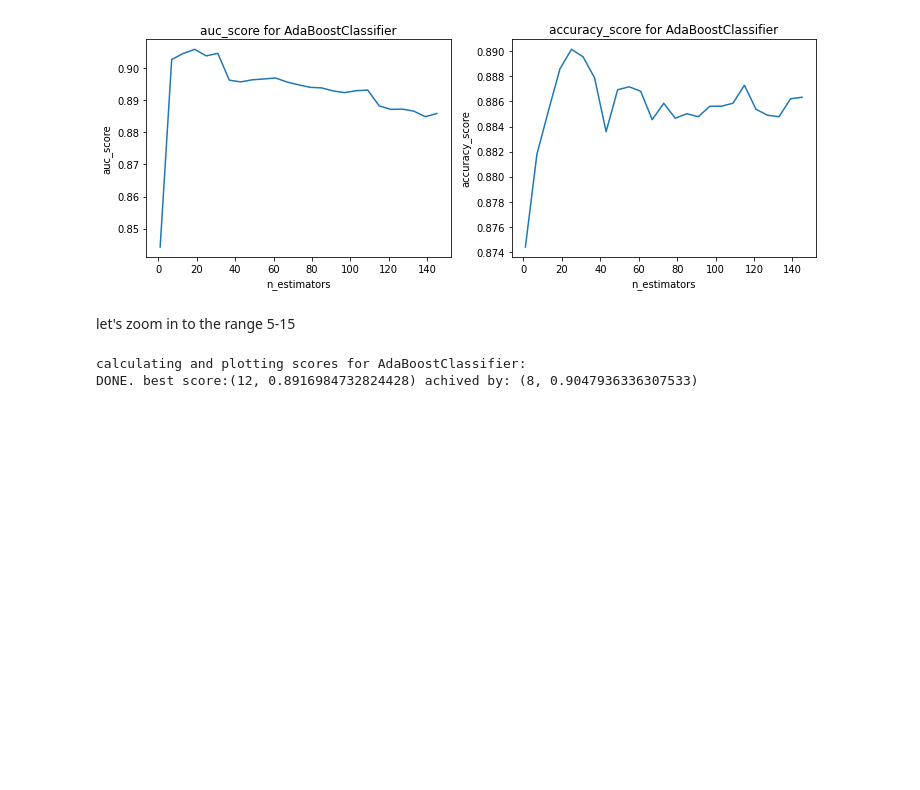
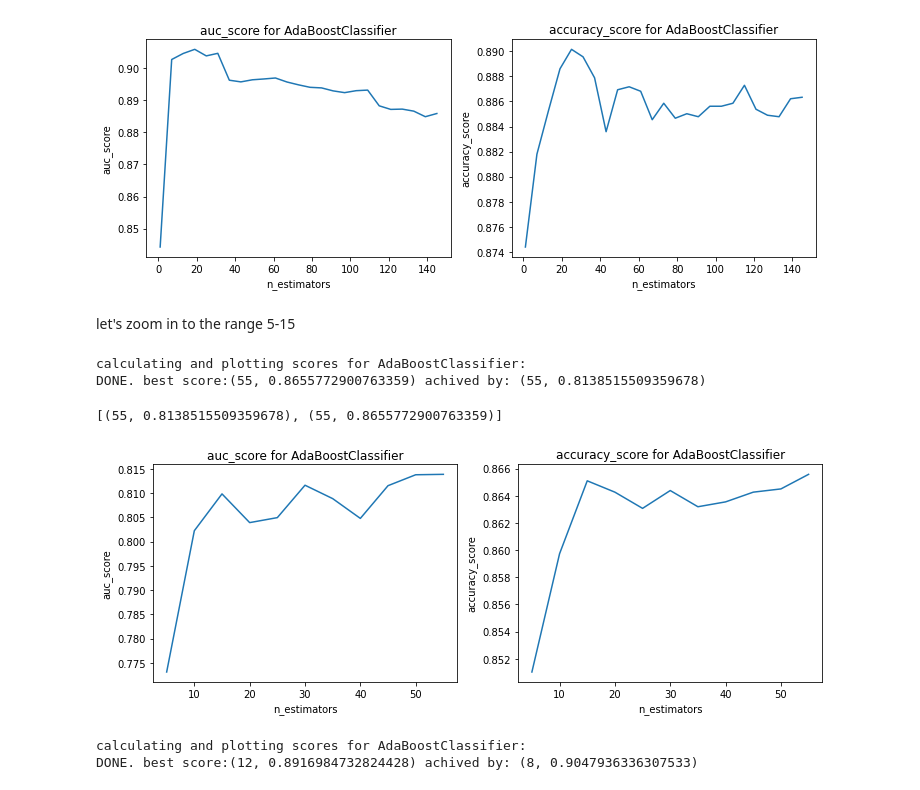
Before and after one commit to MrPupik/INTO_TO_ML, a Jupyter notebook: project/itay_nb.ipynb, the cells around one changed output. Saved outputs shown, nothing was run; the diff lists cells and outputs as text; code cells hidden in the pictures; blank space fills up the shorter version.

```diff
--- a/project/itay_nb.ipynb
+++ b/project/itay_nb.ipynb
@@ -632,3 +839,12 @@ all_labels = pd.concat([y_train, y_val])
+# %%
+from sklearn.decomposition import PCA
+pca = PCA(n_components=0.98, whiten=True)
+pca.fit(X_train)
+X_val_reduced = pca.transform(X_val)
+X_train_reduced = pca.transform(X_train)
+# %%
+X_val_pca = pca.inverse_transform(X_val_reduced)
+X_train_pca = pca.inverse_transform(X_train_reduced)
 # %% [markdown]
 ## logistic regression
 # %% [markdown]
@@ -655,11 +871,12 @@ the mean of a 340 cluster giver 0.67 auc
 # %% [markdown]
 # Multi-Layer Perceptron
 # %%
-model = MLPClassifier(hidden_layer_sizes=(190,6), max_iter=100, solver='sgd',
-                        tol=10**-6,random_state=12, learning_rate_init=0.01, alpha=0.1, learning_rate='adaptive')
+warnings.filterwarnings('default')
+model = MLPClassifier(hidden_layer_sizes=(165,13), max_iter=500, solver='sgd',
+                        tol=10**-6,random_state=12, learning_rate_init=0.01, alpha=0.01, learning_rate='adaptive')
 
-model.fit(X_train, y_train)
-auc1 = roc_auc_score(y_val, model.predict_proba(X_val)[:,1])
-auc2 = roc_auc_score(y_val, model.predict_proba(X_val)[:,0])
+model.fit(X_train_pca, y_train)
+auc1 = roc_auc_score(y_val, model.predict_proba(X_val_pca)[:,1])
+auc2 = roc_auc_score(y_val, model.predict_proba(X_val_pca)[:,0])
 max(auc1, auc2)
 # %% [output]
@@ -774,6 +997,16 @@ DONE. best score:(25, 0.8901479007633588) achived by: (19, 0.9059117920836759)
 [figure]
 # %% [markdown]
 let's zoom in to the range 5-15
+# %%
+scoring = (auc_score, accuracy_score)
+
+plot_scores(model_class=AdaBoostClassifier, arg_name='n_estimators',arg_values=[i for i in range(5,60,5)], scoring=scoring,
+xt=X_train_pca, xv=X_val_pca)
+# %% [output]
+calculating and plotting scores for AdaBoostClassifier:
+DONE. best score:(55, 0.8655772900763359) achived by: (55, 0.8138515509359678)
+[(55, 0.8138515509359678), (55, 0.8655772900763359)]
+[figure, added]
 # %%
 scoring = (auc_score, accuracy_score)
 
```
Also changed, not shown: parts of 60 cells of this notebook, 1 other file.
